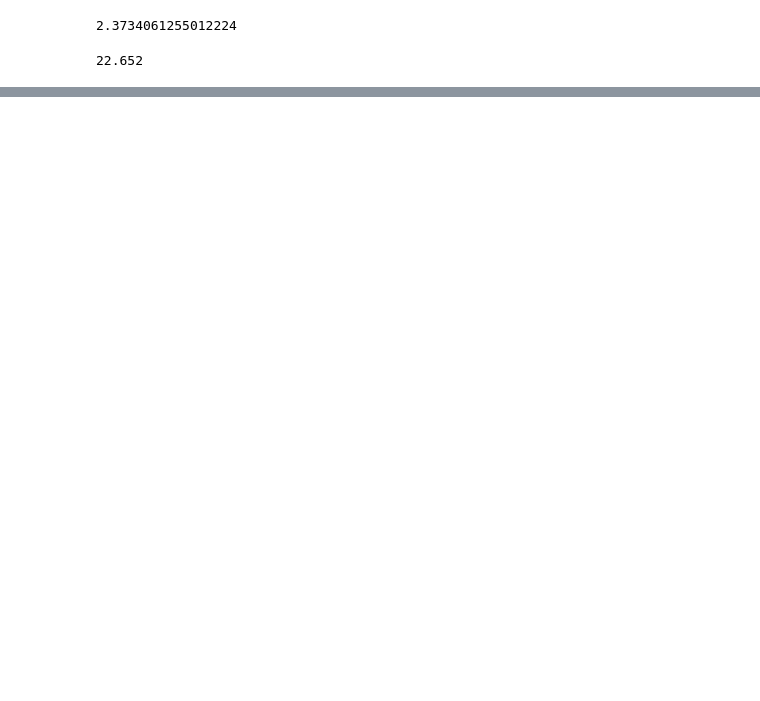
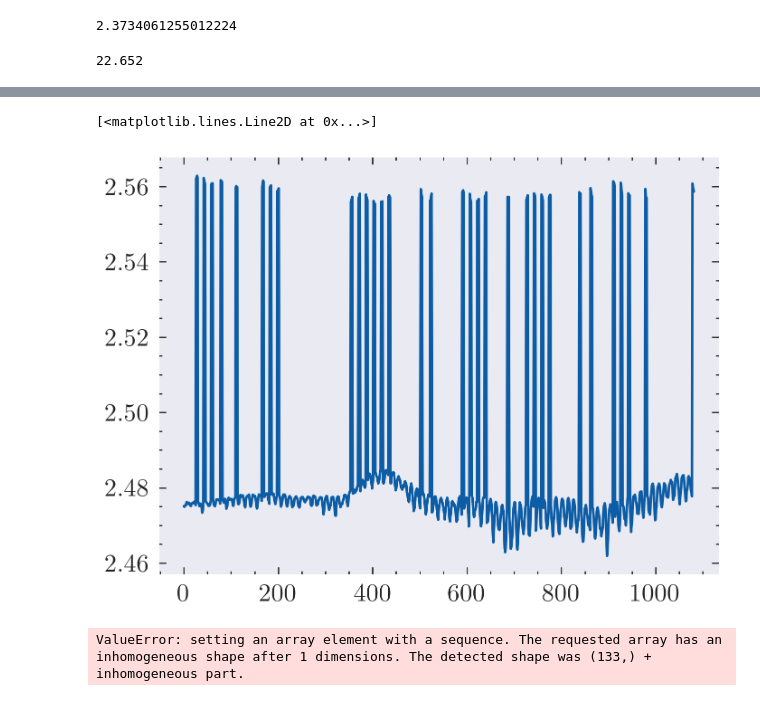
Before and after one commit to David-Cai-CJ/Autocorrelator, a Jupyter notebook: menlo.ipynb, the cells around one changed output, grey strips where cells are left out. Drawn from its saved outputs; the diff is of its cells as text; code cells hidden in the pictures; blank space fills up the shorter version.

```diff
--- a/menlo.ipynb
+++ b/menlo.ipynb
@@ -94,0 +109,12 @@ pos_mm[np.argmin(np.abs(pos_mm-22.652))]
+# %%
+plt.plot(np.genfromtxt(files[idx_err[2]], skip_header= 8, dtype = float,
+                        delimiter = ',')[:,-1])
+# %% [output]
+[<matplotlib.lines.Line2D at 0x...>]
+[figure, added]
+# %%
+plt.plot(np.sum(np.abs([np.fft.rfft(np.genfromtxt(f, skip_header= 8, dtype = float,
+                        delimiter = ',')[:,-1]) for f in files]), axis = 0))
+plt.yscale('log')
+# %% [output]
+ValueError: setting an array element with a sequence. The requested array has an inhomogeneous shape after 1 dimensions. The detected shape was (133,) + inhomogeneous part.
```
Also changed, not shown: parts of 10 cells of this notebook, 5 other files.
